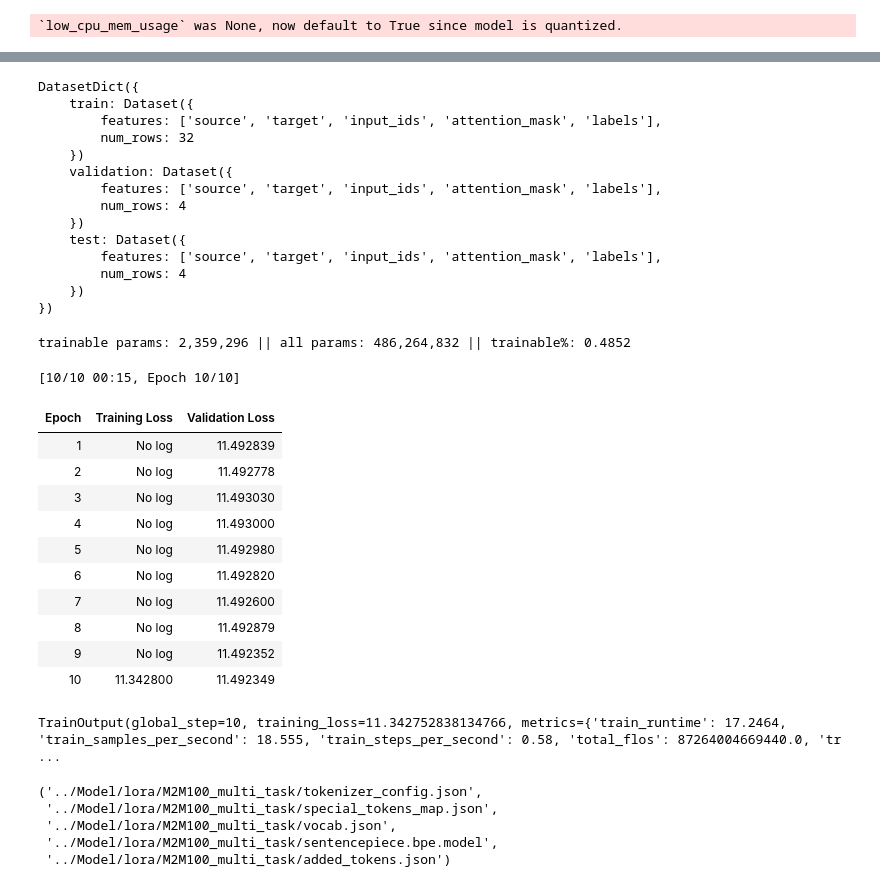
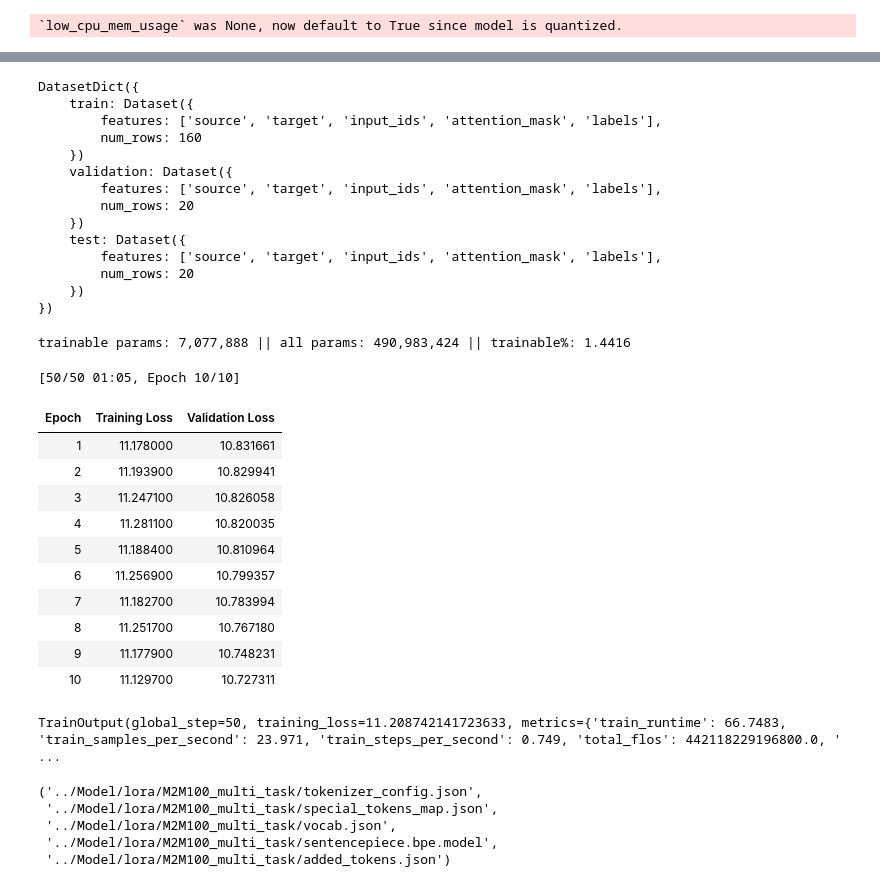
Before and after one commit to aktheroy/Multilingual_Translation, a Jupyter notebook: Backend/ML/Notebooks/4bit FB(M2m100)+lora+Greek+Hindi.ipynb, the cells around one changed output, grey strips where cells are left out. Saved outputs shown, nothing was run; the diff lists cells and outputs as text; code cells hidden in the pictures.

```diff
--- a/Backend/ML/Notebooks/4bit FB(M2m100)+lora+Greek+Hindi.ipynb
+++ b/Backend/ML/Notebooks/4bit FB(M2m100)+lora+Greek+Hindi.ipynb
@@ -38,6 +34,6 @@ from peft import (
 # %%
 from datasets import load_dataset, concatenate_datasets
-percent_data_select = "train[:20]"
+percent_data_select = "train[:100]"
 def preprocess_datasets(dataset1, dataset2, lang1_token, lang2_token, col_mapping1, col_mapping2):
     """
     Preprocess two datasets to rename columns, add language tokens, and combine them.
@@ -93,6 +89,10 @@ combined_dataset = preprocess_datasets(
     col_mapping2={"English": "source", "Greek": "target"}
 )
 
+
+combined_dataset = combined_dataset.shuffle(seed=42)
+
+
 # Verify the result
 print(combined_dataset[0])  # Should show a sample from the combined dataset with <hi> token
 print(combined_dataset[-1]) # Should show a sample from the combined dataset with <el> token
@@ -182,15 +189,15 @@ tokenized_dataset
 DatasetDict({
     train: Dataset({
         features: ['source', 'target', 'input_ids', 'attention_mask', 'labels'],
-        num_rows: 32
+        num_rows: 160
     })
     validation: Dataset({
         features: ['source', 'target', 'input_ids', 'attention_mask', 'labels'],
-        num_rows: 4
+        num_rows: 20
     })
     test: Dataset({
         features: ['source', 'target', 'input_ids', 'attention_mask', 'labels'],
-        num_rows: 4
+        num_rows: 20
     })
 })
 # %%
@@ -200,9 +207,9 @@ data_collator = DataCollatorForSeq2Seq(tokenizer=tokenizer, model=model)
 # %%
 # Define LoRA configuration
 lora_config = LoraConfig(
-    r=16,  # Rank of the low-rank matrices
-    lora_alpha=32,  # Scaling factor
-    target_modules=["q_proj", "v_proj"],  # Target specific layers
+    r=32,  # Rank of the low-rank matrices
+    lora_alpha=64,  # Scaling factor
+    target_modules=["q_proj", "v_proj", "k_proj"],  # Target specific layers
     lora_dropout=0.1,
     bias="none",
     task_type="SEQ_2_SEQ_LM"  # Task type for sequence-to-sequence models
@@ -213,7 +220,7 @@ model = get_peft_model(model, lora_config)
 # %%
 model.print_trainable_parameters()
 # %% [output]
-trainable params: 2,359,296 || all params: 486,264,832 || trainable%: 0.4852
+trainable params: 7,077,888 || all params: 490,983,424 || trainable%: 1.4416
 # %%
 data_collator = DataCollatorForSeq2Seq(tokenizer=tokenizer, model=model)
 # %%
@@ -222,46 +229,48 @@ training_args = Seq2SeqTrainingArguments(
     do_train=True,
     do_eval=True,
     evaluation_strategy="epoch",  # Evaluate after each epoch
     save_strategy="epoch",  # Save after each epoch (match evaluation strategy)
     num_train_epochs=10,
     learning_rate=2e-5,
     warmup_steps=500,
     per_device_train_batch_size=8,
     per_device_eval_batch_size=8,
     weight_decay=0.1,
     gradient_accumulation_steps=4,
     fp16=True,
-    logging_steps=10,
+    logging_steps=5,
     lr_scheduler_type="linear",  # Linear decay after warmup
     metric_for_best_model="eval_loss",
     predict_with_generate=True,
+    greater_is_better=False,  # Lower validation loss is better
+    load_best_model_at_end= "Training Loss",
     report_to=None,  # Or "wandb" if integrated
 )
 
 
 trainer = Seq2SeqTrainer(
     model=model,
     args=training_args,
     data_collator=data_collator,
     train_dataset=tokenized_dataset["train"],
     eval_dataset=tokenized_dataset["validation"],
 )
 
 trainer.train()
 # %% [output]
-[10/10 00:15, Epoch 10/10]
+[50/50 01:05, Epoch 10/10]
 | Epoch | Training Loss | Validation Loss |
-| 1 | No log | 11.492839 |
-| 2 | No log | 11.492778 |
-| 3 | No log | 11.493030 |
-| 4 | No log | 11.493000 |
-| 5 | No log | 11.492980 |
-| 6 | No log | 11.492820 |
-| 7 | No log | 11.492600 |
-| 8 | No log | 11.492879 |
-| 9 | No log | 11.492352 |
-| 10 | 11.342800 | 11.492349 |
+| 1 | 11.178000 | 10.831661 |
+| 2 | 11.193900 | 10.829941 |
+| 3 | 11.247100 | 10.826058 |
+| 4 | 11.281100 | 10.820035 |
+| 5 | 11.188400 | 10.810964 |
+| 6 | 11.256900 | 10.799357 |
+| 7 | 11.182700 | 10.783994 |
+| 8 | 11.251700 | 10.767180 |
+| 9 | 11.177900 | 10.748231 |
+| 10 | 11.129700 | 10.727311 |
-TrainOutput(global_step=10, training_loss=11.342752838134766, metrics={'train_runtime': 17.2464, 'train_samples_per_second': 18.555, 'train_steps_per_second': 0.58, 'total_flos': 87264004669440.0, 'tr ...
+TrainOutput(global_step=50, training_loss=11.208742141723633, metrics={'train_runtime': 66.7483, 'train_samples_per_second': 23.971, 'train_steps_per_second': 0.749, 'total_flos': 442118229196800.0, ' ...
 # %%
 model.save_pretrained("../Model/lora/M2M100_multi_task/")
 tokenizer.save_pretrained("../Model/lora/M2M100_multi_task/")
```
Also changed, not shown: parts of 8 cells of this notebook, 2 other files.
